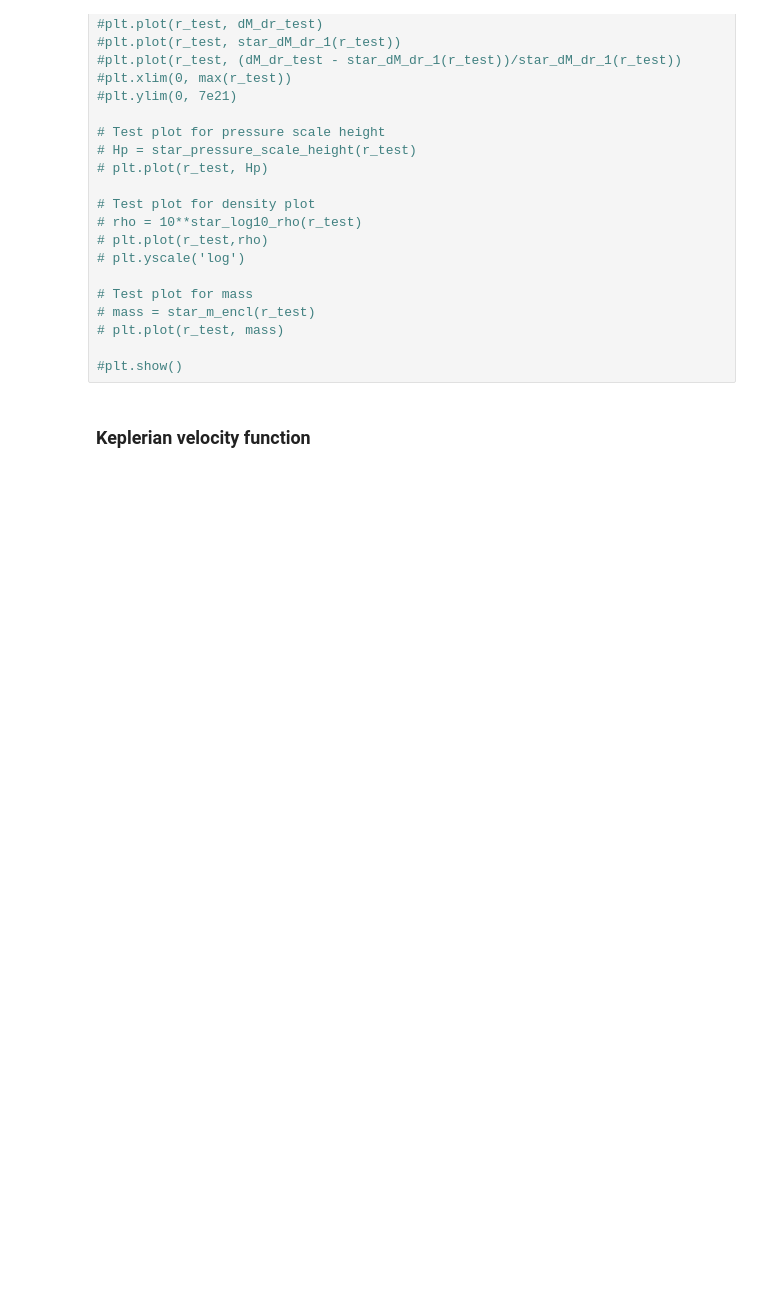
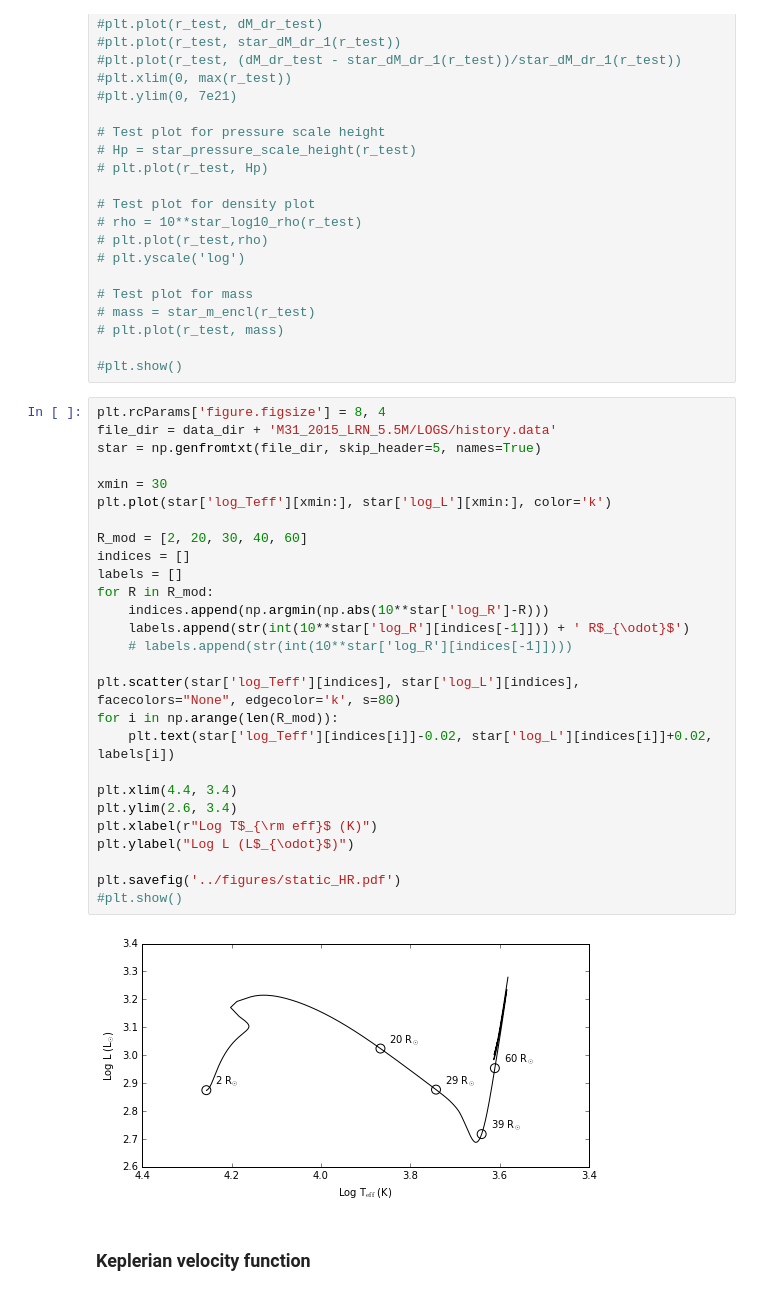
Before and after one commit to JRGarza/CE_mesa, a Jupyter notebook: notebooks/M31 2015 LRN.ipynb, the cells around one changed output. Saved outputs shown, nothing was run; the diff lists cells and outputs as text; blank space fills up the shorter version.

```diff
--- a/notebooks/M31 2015 LRN.ipynb
+++ b/notebooks/M31 2015 LRN.ipynb
@@ -67,6 +76,35 @@ r_test = np.linspace(min(star["radius"])*Rsun, max(star["radius"])*Rsun, 1000)
 # plt.plot(r_test, mass)
 
 #plt.show()
+# %%
+plt.rcParams['figure.figsize'] = 8, 4
+file_dir = data_dir + 'M31_2015_LRN_5.5M/LOGS/history.data'
+star = np.genfromtxt(file_dir, skip_header=5, names=True)
+
+xmin = 30
+plt.plot(star['log_Teff'][xmin:], star['log_L'][xmin:], color='k')
+
+R_mod = [2, 20, 30, 40, 60]
+indices = []
+labels = []
+for R in R_mod:
+    indices.append(np.argmin(np.abs(10**star['log_R']-R)))
+    labels.append(str(int(10**star['log_R'][indices[-1]])) + ' R$_{\odot}$')
+    # labels.append(str(int(10**star['log_R'][indices[-1]])))
+
+plt.scatter(star['log_Teff'][indices], star['log_L'][indices], facecolors="None", edgecolor='k', s=80)
+for i in np.arange(len(R_mod)):
+    plt.text(star['log_Teff'][indices[i]]-0.02, star['log_L'][indices[i]]+0.02, labels[i])
+
+plt.xlim(4.4, 3.4)
+plt.ylim(2.6, 3.4)
+plt.xlabel(r"Log T$_{\rm eff}$ (K)")
+plt.ylabel("Log L (L$_{\odot}$)")
+
+plt.savefig('../figures/static_HR.pdf')
+#plt.show()
+# %% [output]
+[figure, added]
 # %% [markdown]
 ### Keplerian velocity function
 # %%
```
Also changed, not shown: parts of 21 cells of this notebook.
